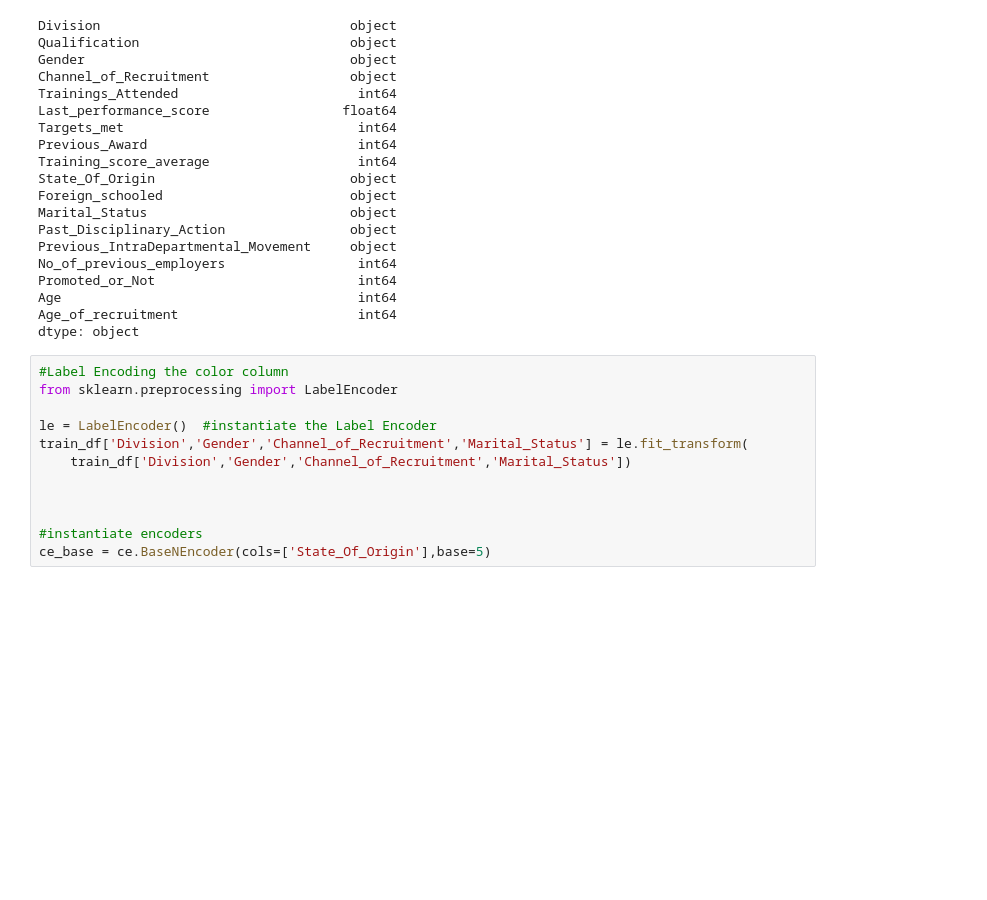
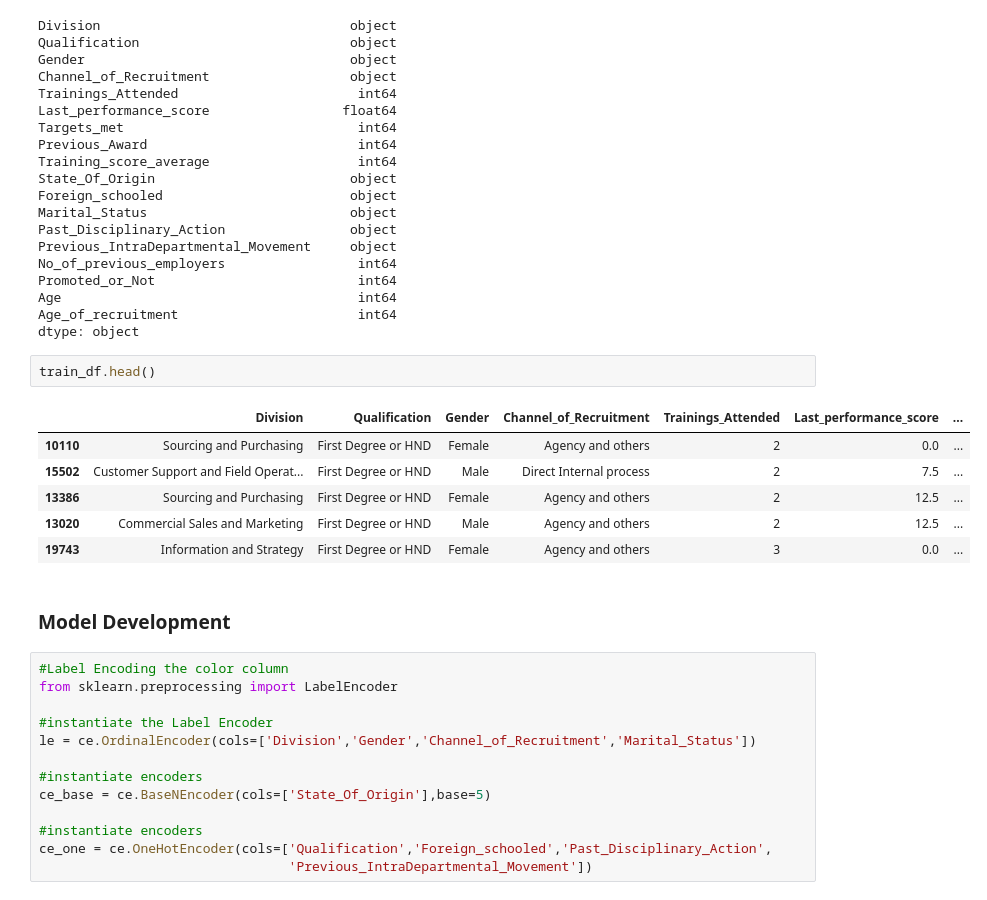
Before and after one commit to samsonafo/dsr-trees, a Jupyter notebook: notebooks/solutions-b.ipynb, the cells around one changed output. Drawn from its saved outputs; the diff is of its cells as text; blank space fills up the shorter version.

```diff
--- a/notebooks/solutions-b.ipynb
+++ b/notebooks/solutions-b.ipynb
@@ -142,15 +174,27 @@ Promoted_or_Not                          int64
 Age                                      int64
 Age_of_recruitment                       int64
 dtype: object
+# %%
+train_df.head()
+# %% [output]
+|  | Division | Qualification | Gender | Channel_of_Recruitment | Trainings_Attended | Last_performance_score | ... |
+| 10110 | Sourcing and Purchasing | First Degree or HND | Female | Agency and others | 2 | 0.0 | ... |
+| 15502 | Customer Support and Field Operat... | First Degree or HND | Male | Direct Internal process | 2 | 7.5 | ... |
+| 13386 | Sourcing and Purchasing | First Degree or HND | Female | Agency and others | 2 | 12.5 | ... |
+| 13020 | Commercial Sales and Marketing | First Degree or HND | Male | Agency and others | 2 | 12.5 | ... |
+| 19743 | Information and Strategy | First Degree or HND | Female | Agency and others | 3 | 0.0 | ... |
+# %% [markdown]
+### Model Development
 # %%
 #Label Encoding the color column
 from sklearn.preprocessing import LabelEncoder
 
-le = LabelEncoder()  #instantiate the Label Encoder
-train_df['Division','Gender','Channel_of_Recruitment','Marital_Status'] = le.fit_transform(
-    train_df['Division','Gender','Channel_of_Recruitment','Marital_Status'])
-
-
+#instantiate the Label Encoder
+le = ce.OrdinalEncoder(cols=['Division','Gender','Channel_of_Recruitment','Marital_Status'])
 
 #instantiate encoders
 ce_base = ce.BaseNEncoder(cols=['State_Of_Origin'],base=5)
+
+#instantiate encoders
+ce_one = ce.OneHotEncoder(cols=['Qualification','Foreign_schooled','Past_Disciplinary_Action',
+                                'Previous_IntraDepartmental_Movement'])
```
Also changed, not shown: parts of 14 cells of this notebook, 2 other files.
